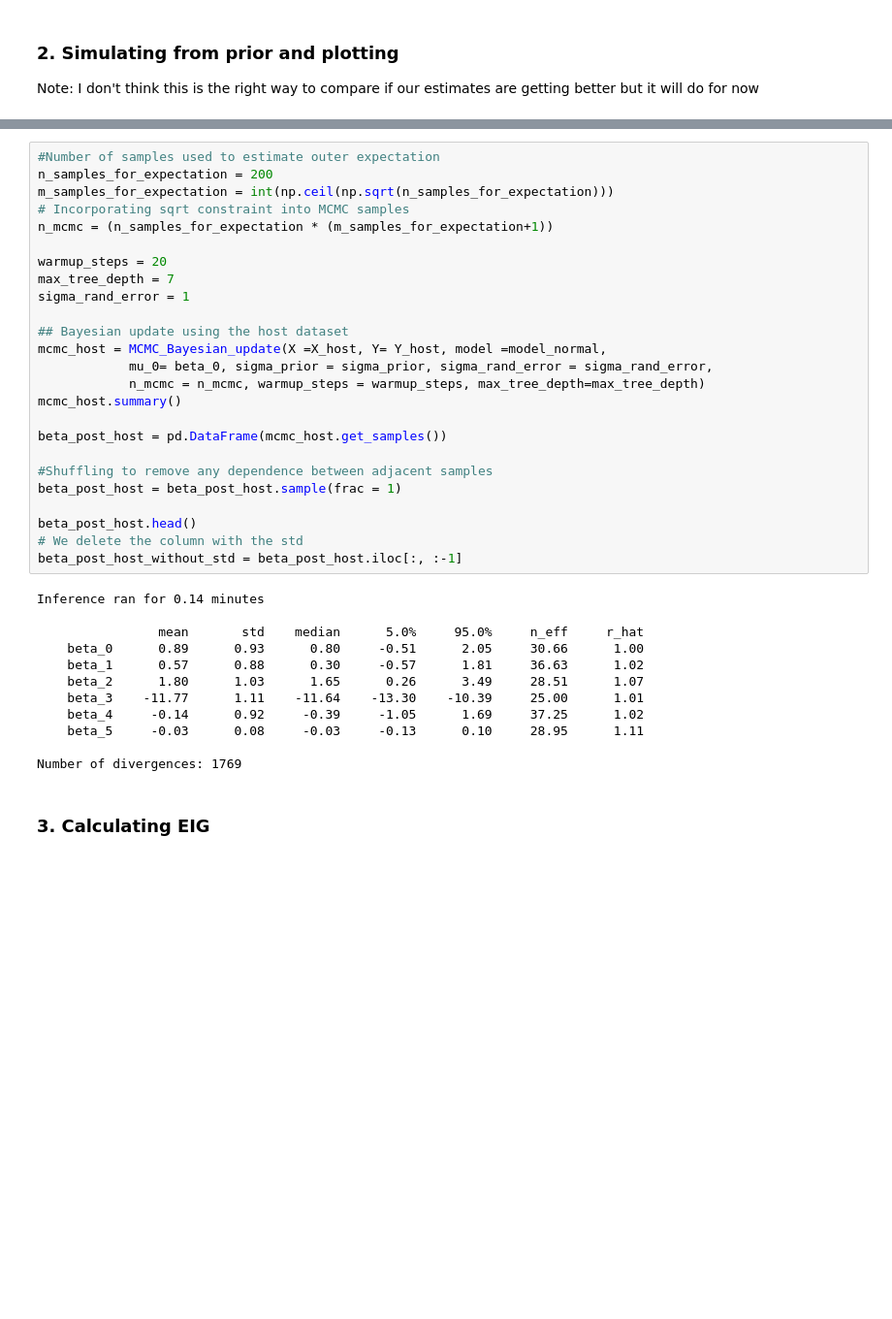
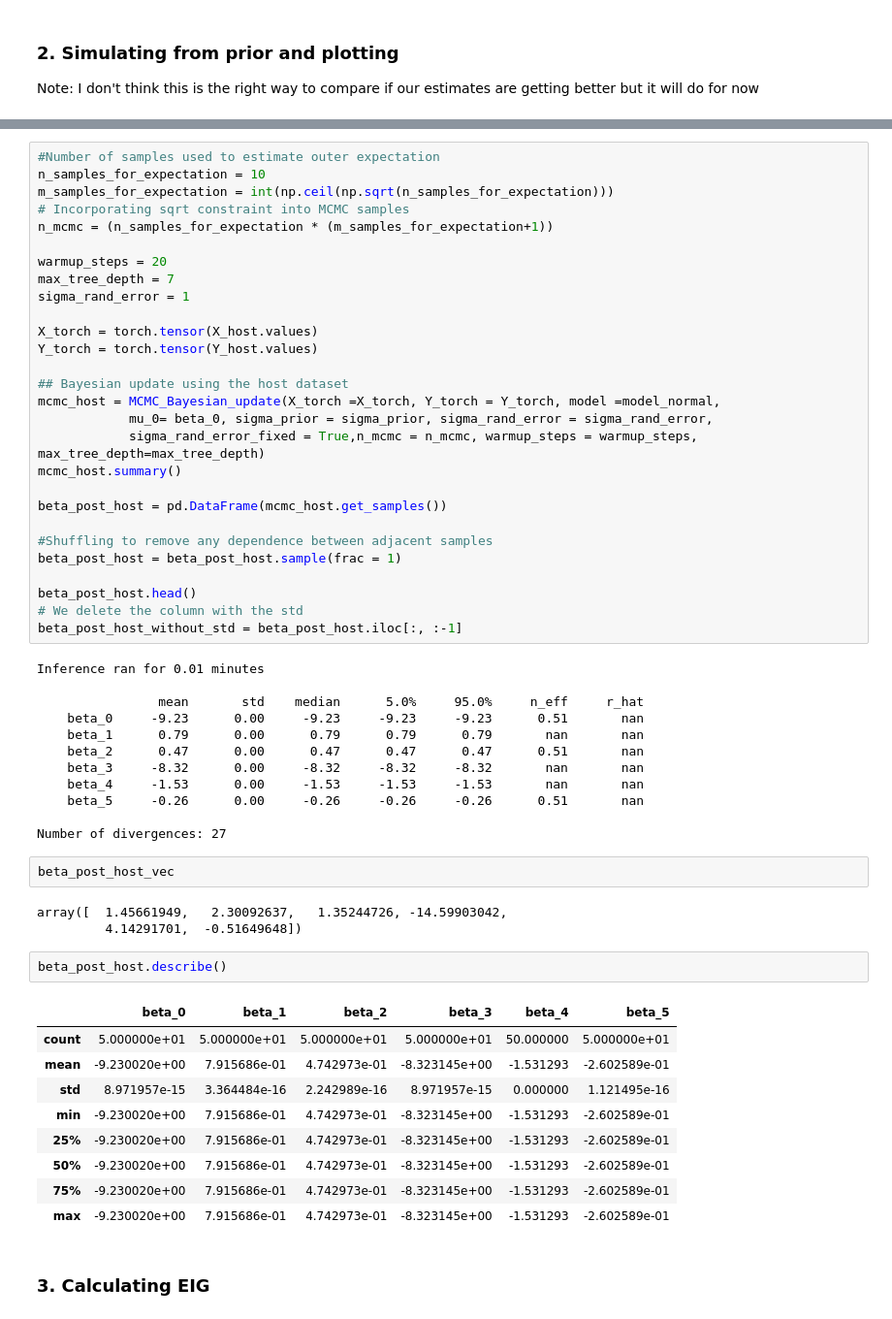
Before and after one commit to LucileTerminassian/causal_prospective_merge, a Jupyter notebook: playground_main.ipynb, the cells around one changed output, grey strips where cells are left out. Shown: that part at 97% size. Cells and saved outputs as stored; diff of their text form; blank space fills up the shorter version.

Commit message:
causal from samples

```diff
--- a/playground_main.ipynb
+++ b/playground_main.ipynb
@@ -105,6 +105,6 @@ plot_densities(Y_post_mirror, Y_post_cand2, design_data_host['Y'],
 # %%
 #Number of samples used to estimate outer expectation
-n_samples_for_expectation = 200
+n_samples_for_expectation = 10
 m_samples_for_expectation = int(np.ceil(np.sqrt(n_samples_for_expectation)))
 # Incorporating sqrt constraint into MCMC samples
 n_mcmc = (n_samples_for_expectation * (m_samples_for_expectation+1))
@@ -113,10 +113,13 @@ warmup_steps = 20
 max_tree_depth = 7
 sigma_rand_error = 1
 
+X_torch = torch.tensor(X_host.values)
+Y_torch = torch.tensor(Y_host.values)
+
 ## Bayesian update using the host dataset
-mcmc_host = MCMC_Bayesian_update(X =X_host, Y= Y_host, model =model_normal,
+mcmc_host = MCMC_Bayesian_update(X_torch =X_torch, Y_torch = Y_torch, model =model_normal,
             mu_0= beta_0, sigma_prior = sigma_prior, sigma_rand_error = sigma_rand_error,
-            n_mcmc = n_mcmc, warmup_steps = warmup_steps, max_tree_depth=max_tree_depth)
+            sigma_rand_error_fixed = True,n_mcmc = n_mcmc, warmup_steps = warmup_steps, max_tree_depth=max_tree_depth)
 mcmc_host.summary()
 
 beta_post_host = pd.DataFrame(mcmc_host.get_samples())
@@ -128,17 +131,34 @@ beta_post_host.head()
 # We delete the column with the std
 beta_post_host_without_std = beta_post_host.iloc[:, :-1]
 # %% [output]
-Inference ran for 0.14 minutes
+Inference ran for 0.01 minutes
 
                 mean       std    median      5.0%     95.0%     n_eff     r_hat
-    beta_0      0.89      0.93      0.80     -0.51      2.05     30.66      1.00
-    beta_1      0.57      0.88      0.30     -0.57      1.81     36.63      1.02
-    beta_2      1.80      1.03      1.65      0.26      3.49     28.51      1.07
-    beta_3    -11.77      1.11    -11.64    -13.30    -10.39     25.00      1.01
-    beta_4     -0.14      0.92     -0.39     -1.05      1.69     37.25      1.02
-    beta_5     -0.03      0.08     -0.03     -0.13      0.10     28.95      1.11
+    beta_0     -9.23      0.00     -9.23     -9.23     -9.23      0.51       nan
+    beta_1      0.79      0.00      0.79      0.79      0.79       nan       nan
+    beta_2      0.47      0.00      0.47      0.47      0.47      0.51       nan
+    beta_3     -8.32      0.00     -8.32     -8.32     -8.32       nan       nan
+    beta_4     -1.53      0.00     -1.53     -1.53     -1.53       nan       nan
+    beta_5     -0.26      0.00     -0.26     -0.26     -0.26      0.51       nan
 
-Number of divergences: 1769
+Number of divergences: 27
+# %%
+beta_post_host_vec
+# %% [output]
+array([  1.45661949,   2.30092637,   1.35244726, -14.59903042,
+         4.14291701,  -0.51649648])
+# %%
+beta_post_host.describe()
+# %% [output]
+|  | beta_0 | beta_1 | beta_2 | beta_3 | beta_4 | beta_5 |
+| count | 5.000000e+01 | 5.000000e+01 | 5.000000e+01 | 5.000000e+01 | 50.000000 | 5.000000e+01 |
+| mean | -9.230020e+00 | 7.915686e-01 | 4.742973e-01 | -8.323145e+00 | -1.531293 | -2.602589e-01 |
+| std | 8.971957e-15 | 3.364484e-16 | 2.242989e-16 | 8.971957e-15 | 0.000000 | 1.121495e-16 |
+| min | -9.230020e+00 | 7.915686e-01 | 4.742973e-01 | -8.323145e+00 | -1.531293 | -2.602589e-01 |
+| 25% | -9.230020e+00 | 7.915686e-01 | 4.742973e-01 | -8.323145e+00 | -1.531293 | -2.602589e-01 |
+| 50% | -9.230020e+00 | 7.915686e-01 | 4.742973e-01 | -8.323145e+00 | -1.531293 | -2.602589e-01 |
+| 75% | -9.230020e+00 | 7.915686e-01 | 4.742973e-01 | -8.323145e+00 | -1.531293 | -2.602589e-01 |
+| max | -9.230020e+00 | 7.915686e-01 | 4.742973e-01 | -8.323145e+00 | -1.531293 | -2.602589e-01 |
 # %% [markdown]
 ### 3. Calculating EIG
 # %% [markdown]
```
Also changed, not shown: parts of 9 cells of this notebook, 3 other files.
